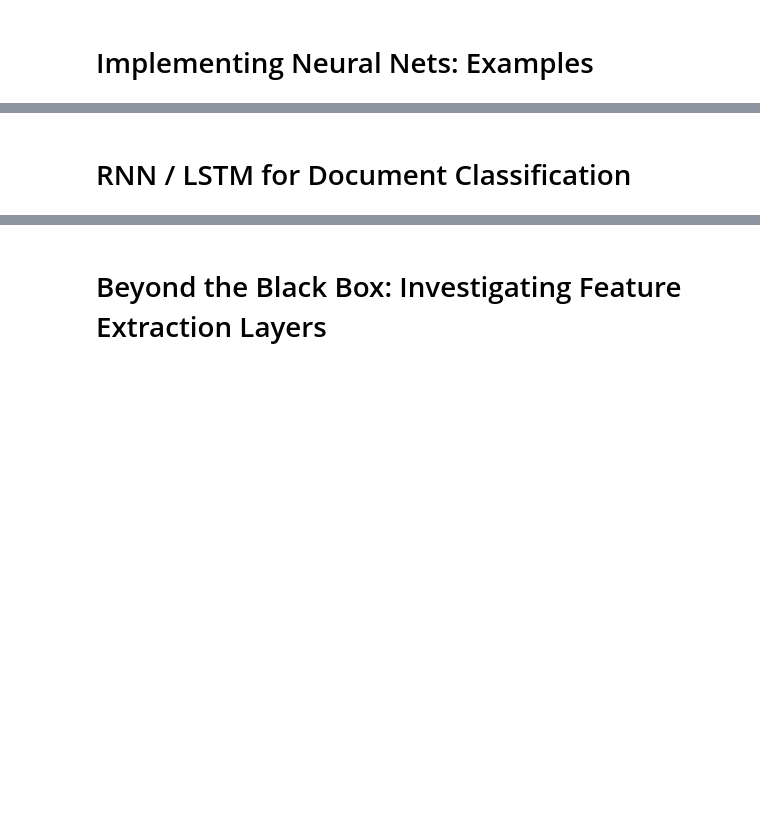
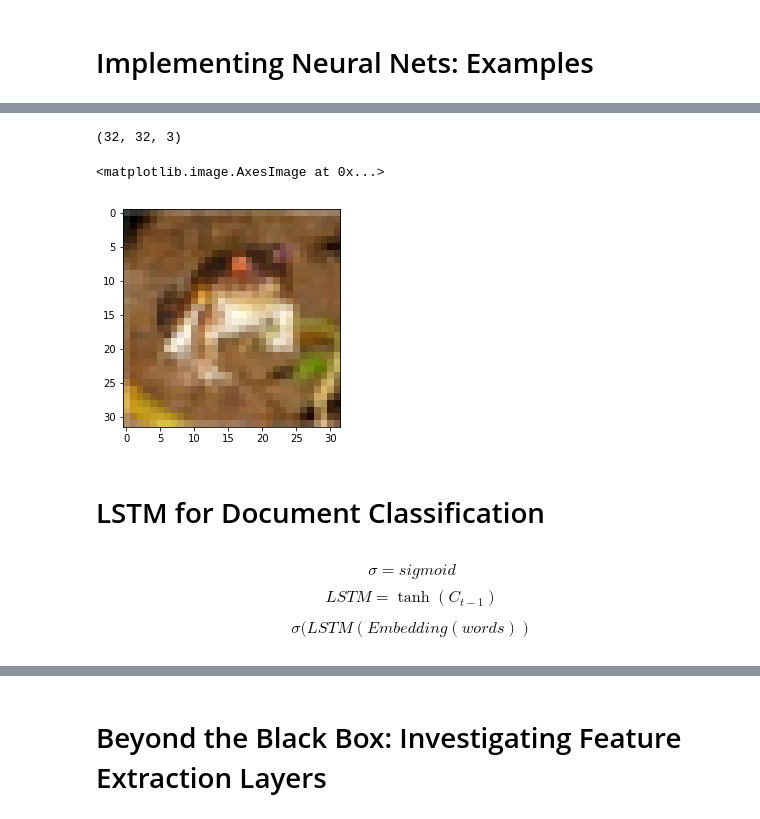
Before and after one commit to DanielSnipes/learning_DL_through_examples, a Jupyter notebook: presentation/code_first_math_later_presentation.ipynb, the cells around one changed output, grey strips where cells are left out. Saved outputs shown, nothing was run; the diff lists cells and outputs as text; code cells hidden in the pictures; blank space fills up the shorter version.

```diff
--- a/presentation/code_first_math_later_presentation.ipynb
+++ b/presentation/code_first_math_later_presentation.ipynb
@@ -206,3 +220,13 @@ print X_train.shape
+# %%
+# Input tensor is just a collection of 3D tensors
+# Each is an image with 3 color channels
+first_img = X_train[0, :, :, :]
+print first_img.shape
+plt.imshow(first_img)
+# %% [output]
+(32, 32, 3)
+<matplotlib.image.AxesImage at 0x...>
+[figure, added]
 # %%
 model = Sequential()
 
@@ -228,4 +252,4 @@ model.add(Dropout(0.5))
 model.add(Dense(num_classes))
 model.add(Activation('softmax'))
 # %% [markdown]
-# RNN / LSTM for Document Classification
+# LSTM for Document Classification
@@ -231,0 +266,5 @@ model.add(Activation('softmax'))
+# %% [markdown]
+$$\sigma = sigmoid$$
+$$LSTM = \tanh(C_{t-1})$$
+
+$$\sigma(LSTM(Embedding(words))$$
```
Also changed, not shown: parts of 24 cells of this notebook.
